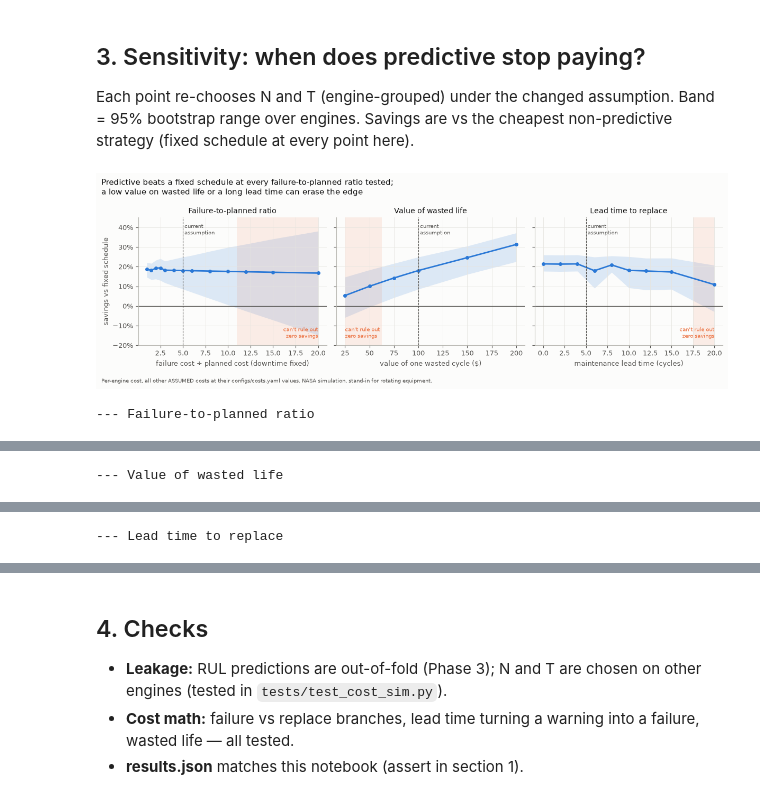
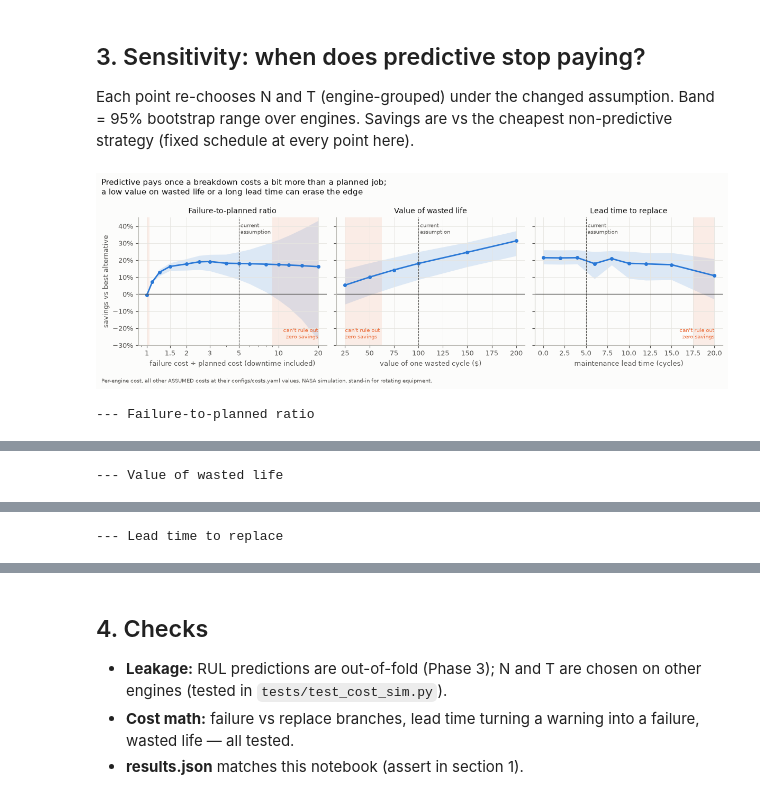
Before and after one commit to richardy-lobo-sapan/pdm-case-study, a Jupyter notebook: notebooks/05_cost.ipynb, the cells around one changed output, grey strips where cells are left out. Saved outputs shown, nothing was run; the diff lists cells and outputs as text; code cells hidden in the pictures.

```diff
--- a/notebooks/05_cost.ipynb
+++ b/notebooks/05_cost.ipynb
@@ -137,44 +137,47 @@ Each point re-chooses N and T (engine-grouped) under the changed assumption. Ban
 Savings are vs the cheapest non-predictive strategy (fixed schedule at every point here).
 # %%
 sens = {p: cs.sensitivity(lives, tables, costs, cfg, p) for p in ["ratio", "waste", "lead"]}
-current = {"ratio": costs["unplanned_failure_cost"] / costs["planned_replacement_cost"],
+failure_event, planned_event = cs.event_costs(costs)
+current = {"ratio": failure_event / planned_event,
            "waste": costs["wasted_life_cost_per_cycle"], "lead": LEAD}
-xlabel = {"ratio": "failure cost ÷ planned cost (downtime fixed)",
+xlabel = {"ratio": "failure cost ÷ planned cost (downtime included)",
           "waste": "value of one wasted cycle ($)", "lead": "maintenance lead time (cycles)"}
 title = {"ratio": "Failure-to-planned ratio", "waste": "Value of wasted life", "lead": "Lead time to replace"}
 
 fig, axes = plt.subplots(1, 3, figsize=(12, 3.8), sharey=True)
 for ax, p in zip(axes, sens):
     d = sens[p]
     ax.fill_between(d.index, d.low95, d.high95, color=BLUE, alpha=0.15, linewidth=0)
     ax.plot(d.index, d.savings_vs_best_alternative, color=BLUE, linewidth=2, marker="o", markersize=4)
     ax.axhline(0, color=INK2, linewidth=1)
     ax.axvline(current[p], color=INK2, linewidth=0.8, linestyle="--")
     ax.text(current[p], 0.42, " current\n assumption", color=INK2, fontsize=7, va="top")
     x = d.index.to_numpy(dtype=float)
     edges = np.concatenate([[x[0]], (x[1:] + x[:-1]) / 2, [x[-1]]])  # shade halfway to each neighbour
     unsure = np.where(d.low95 <= 0)[0]
     for i in unsure:
         ax.axvspan(edges[i], edges[i + 1], color=ORANGE, alpha=0.10, linewidth=0)
     if len(unsure):
         at_end = unsure[-1] == len(x) - 1
-        ax.text(edges[unsure[-1] + 1] if at_end else edges[unsure[0]], -0.17, "can't rule out\nzero savings",
+        ax.text(edges[unsure[-1] + 1] if at_end else edges[unsure[0]], -0.27, "can't rule out\nzero savings",
                 color=ORANGE, fontsize=7, va="bottom", ha="right" if at_end else "left")
-    ax.set(title=title[p], xlabel=xlabel[p], ylim=(-0.2, 0.45))
+    ax.set(title=title[p], xlabel=xlabel[p], ylim=(-0.3, 0.45))
     ax.title.set_fontsize(10)
+axes[0].set_xscale("log")  # the interesting part of the ratio sweep is near 1:1
+axes[0].set_xticks([1, 1.5, 2, 3, 5, 10, 20], ["1", "1.5", "2", "3", "5", "10", "20"])
 axes[0].yaxis.set_major_formatter(plt.matplotlib.ticker.PercentFormatter(1))
-axes[0].set_ylabel("savings vs fixed schedule")
-fig.suptitle("Predictive beats a fixed schedule at every failure-to-planned ratio tested;\n"
+axes[0].set_ylabel("savings vs best alternative")
+fig.suptitle("Predictive pays once a breakdown costs a bit more than a planned job;\n"
              "a low value on wasted life or a long lead time can erase the edge", x=0.01, ha="left", fontsize=11)
 fig.text(0.01, -0.04, "Per-engine cost, all other ASSUMED costs at their configs/costs.yaml values. "
          "NASA simulation, stand-in for rotating equipment.", fontsize=7, color=INK2)
 fig.tight_layout()
 fig.savefig(FIG_DIR / "cost_sensitivity.png", dpi=130, bbox_inches="tight")
 plt.show()
 for p, d in sens.items():
     print(f"--- {title[p]}"); display(d.round(3))
 # %% [output]
-[figure, old version]
+[figure, new version]
 --- Failure-to-planned ratio
 |  | best_alternative | savings_vs_best_alternative | low95 | high95 | savings_per_operating_cycle | predictive_failures |
 | ratio |  |  |  |  |  |  |
```
Also changed, not shown: parts of 2 cells of this notebook, 13 other files.
